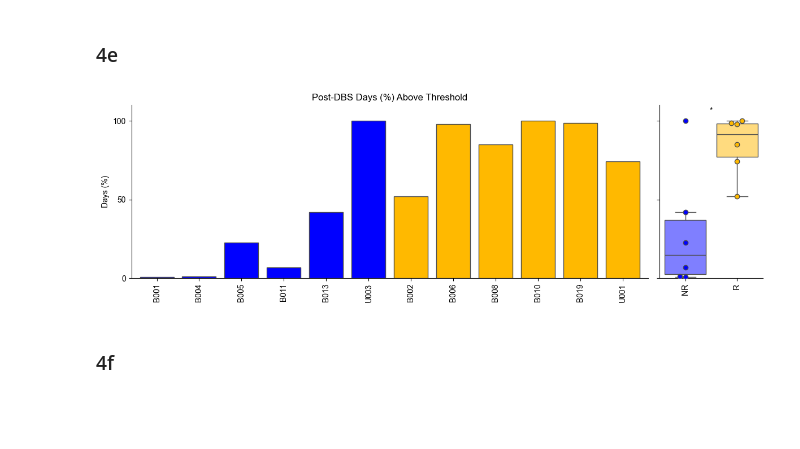
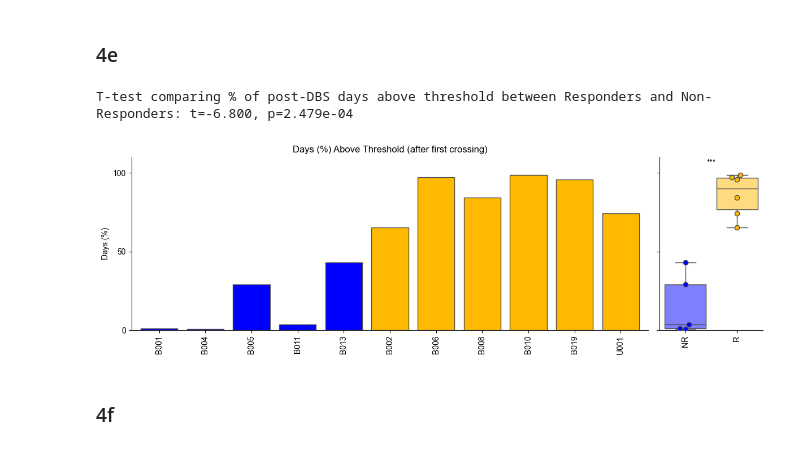
Before and after one commit to ProvenzaLab/PerceptPredictability, a Jupyter notebook: process_data.ipynb, the cells around one changed output. Saved outputs shown, nothing was run; the diff lists cells and outputs as text; code cells hidden in the pictures; blank space fills up the shorter version.

Commit message:
update figures with new time zone

```diff
--- a/process_data.ipynb
+++ b/process_data.ipynb
@@ -72,7 +84,7 @@ COL_PAL = {
     "Unknown": "#808080"
 }
 # %%
-df = pd.read_parquet('df_for_paper.parq')
+df = pd.read_parquet('df_for_paper2.parq')
 df['state_label_str'] = df['state_label_str'].replace({'Relapse': 'Responder'}) # read methods for more details
 
 scale_df = pd.read_parquet('scale_df_for_paper.parq')
@@ -747,15 +778,16 @@ for feature_col in acrophase_cols:
 # %%
 window_widths = [1, 3, 5, 7, 14, 21, 28]
 features = ['R2', 'delta_R2']
+hem = 'left'  # change to 'right' to run this for the other hemisphere
 
 # container for all per-day results across pts and features
 per_day_results = []
 
 for feature in features:
     if feature.startswith('delta_'):
-        feature_col = f'delta_lfp_left_OvER_interpolate_{feature[6:]}'
+        feature_col = f'delta_lfp_{hem}_OvER_interpolate_{feature[6:]}'
     else:
-        feature_col = f'lfp_left_OvER_interpolate_{feature}'
+        feature_col = f'lfp_{hem}_OvER_interpolate_{feature}'
 
     # single row per day per patient
     day_df = df.dropna(subset=[feature_col]).groupby(['pt_id', 'days_since_dbs'], as_index=False).first()
@@ -767,7 +799,6 @@ for feature in features:
         days = pt_day_df['days_since_dbs'].to_numpy()
         values = pt_day_df[feature_col].to_numpy()
         rolling_matrix = group_calendar_rolling(days, values, window_widths)
-        # build dataframe with pt_id and days_since_dbs so we can merge later
         cols = {f'{hem}_{feature}_rolling_avg_{w}d': rolling_matrix[:, i]
                 for i, w in enumerate(window_widths)}
         res_df = pt_day_df[['pt_id', 'days_since_dbs']].copy()
@@ -779,13 +810,9 @@ for feature in features:
         all_res = pd.concat(results, ignore_index=True)
         per_day_results.append(all_res)
 
-# if we computed anything, merge all per-day results into one dataframe and join back
 if per_day_results:
     per_day_df = pd.concat(per_day_results, ignore_index=True)
-    # drop duplicates if same (pt_id, days_since_dbs, col) appear multiple times
     per_day_df = per_day_df.groupby(['pt_id', 'days_since_dbs']).first().reset_index()
-
-    # merge: every row in df that has the same pt_id & days_since_dbs gets the per-day rolling values
     df = df.merge(per_day_df, on=['pt_id', 'days_since_dbs'], how='left', suffixes=('', '_perday'))
 # %%
 # Plot performance metrics for different window widths of the R2 and delta R2 features
@@ -1100,23 +1127,34 @@ plt.show()
 # %% [markdown]
 ### 4e
 # %%
-feature = 'left_delta_R2_rolling_avg_14d'
+feature = 'left_delta_R2_rolling_avg_7d'
 
 nr_pts, nr_vals = [], []
 r_pts, r_vals = [], []
 pct_below_dict = {'pt_id': [], 'pct_below_threshold': []}
 
-overall_avg_threshold = pt_results_df.query('pt_id == "OVERALL"')['threshold'].iloc[0]
-r_avg_threshold = pt_results_df.loc[pt_results_df['R/NR'] == 'Responder', 'threshold'].mean()
-nr_avg_threshold = pt_results_df.loc[pt_results_df['R/NR'] == 'Non-Responder', 'threshold'].mean()
-
 for pt_id, postdbs_pt_df in df.dropna(subset=feature).query('days_since_dbs > 0').groupby(['pt_id', 'days_since_dbs']).head(1).groupby('pt_id'):
     if postdbs_pt_df.empty:
         continue
     response_status = postdbs_pt_df['response_status'].iloc[0]
-    threshold = overall_avg_threshold
 
+    # if response_status not in ['Responder', 'Non-Responder']:
+    #     continue
+    # postdbs_pt_df = postdbs_pt_df.query('state_label_str == @response_status')
+    # if postdbs_pt_df.empty:
+    #     continue
+
+    threshold = pt_results_df.query('pt_id == @pt_id')['threshold'].iloc[0]
     feature_vals = postdbs_pt_df[feature].values
+
+    if response_status == 'Responder':
+        first_crossing_sample = np.where(feature_vals <= threshold)[0]
+        if len(first_crossing_sample) > 0:
+            first_crossing_sample = first_crossing_sample[0]
+        else:
+            continue
+        postdbs_pt_df = postdbs_pt_df.iloc[first_crossing_sample:]
+
     pct_above_thresh = np.mean(feature_vals > threshold)
     pct_below_thresh = np.mean(feature_vals < threshold)
     pct_below_dict['pt_id'].append(pt_id)
@@ -1131,35 +1169,37 @@ for pt_id, postdbs_pt_df in df.dropna(subset=feature).query('days_since_dbs > 0'
 
 nr_vals, r_vals = np.array(nr_vals), np.array(r_vals)
 fig, axs = plt.subplots(ncols=2, figsize=(12, 4), width_ratios=[5, 1], sharey=True)
 axs[0].bar(np.arange(len(r_pts)), r_vals*100, color=COL_PAL['Responder'], edgecolor='#4c4c4c', lw=1, width=0.8, zorder=5)
 axs[0].bar(np.arange(len(nr_pts)) + len(r_pts), nr_vals*100, color=COL_PAL['Non-Responder'], edgecolor='#4c4c4c', lw=1, width=0.8, zorder=5)
 axs[0].set(
     ylabel='Days (%)',
     xticks=np.arange(len(r_pts) + len(nr_pts)),
-    title='Post-DBS Days (%) Above Threshold',
+    title='Days (%) Above Threshold (after first crossing)',
     ylim=(0, 110),
     xlim=[-0.6, len(r_pts) + len(nr_pts) - 0.4],
     yticks=[0, 50, 100],
 )
 axs[0].set_xticklabels(r_pts + nr_pts, rotation=90, ha='center', va='top')
 axs[0].spines[['top', 'right']].set_visible(False)
 
 plot_box_and_swarmplot(0, r_vals*100, axs[1], COL_PAL['Responder'], alpha=0.5, widths=0.8)
 plot_box_and_swarmplot(1, nr_vals*100, axs[1], COL_PAL['Non-Responder'], alpha=0.5, widths=0.8)
 
 t_stat, p_val = stats.ttest_ind(r_vals, nr_vals, equal_var=False)
+print(f'T-test comparing % of post-DBS days above threshold between Responders and Non-Responders: t={t_stat:.3f}, p={p_val:.3e}')
 axs[1].text(0.5, 0.99, get_asterisk_str(p_val), ha='center', va='top', transform=axs[1].transAxes)
 
 axs[1].set_xticks([0, 1])
 axs[1].set_xticklabels(['NR', 'R'],
                        rotation=90, ha='center', va='top')
 axs[1].spines[['top', 'right']].set_visible(False)
 axs[1].set_xlim(-0.5, 1.5)
 
 fig.tight_layout()
 plt.show()
 # %% [output]
+T-test comparing % of post-DBS days above threshold between Responders and Non-Responders: t=-6.800, p=2.479e-04
-[figure, old version]
+[figure, new version]
 # %% [markdown]
 ### 4f
 # %%
```
Also changed, not shown: parts of 27 cells of this notebook.
